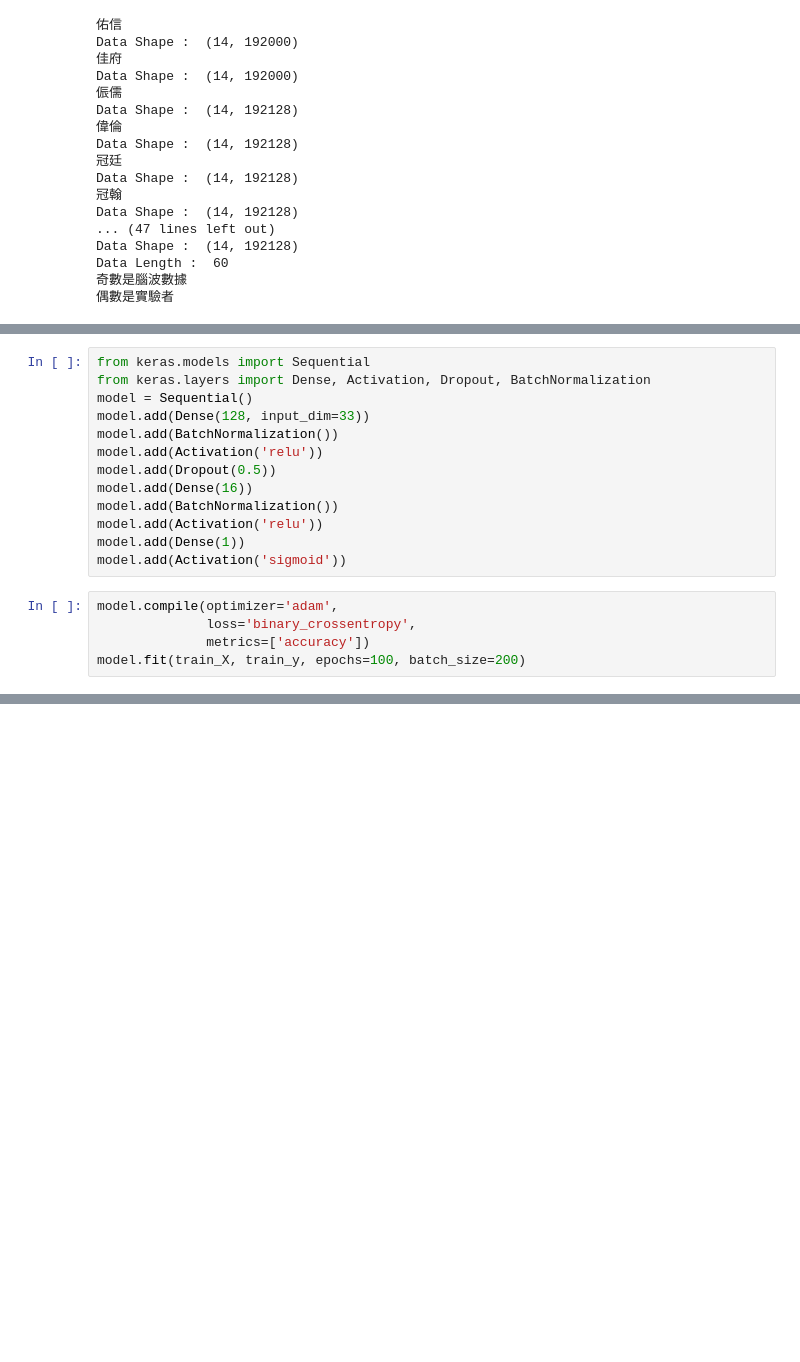
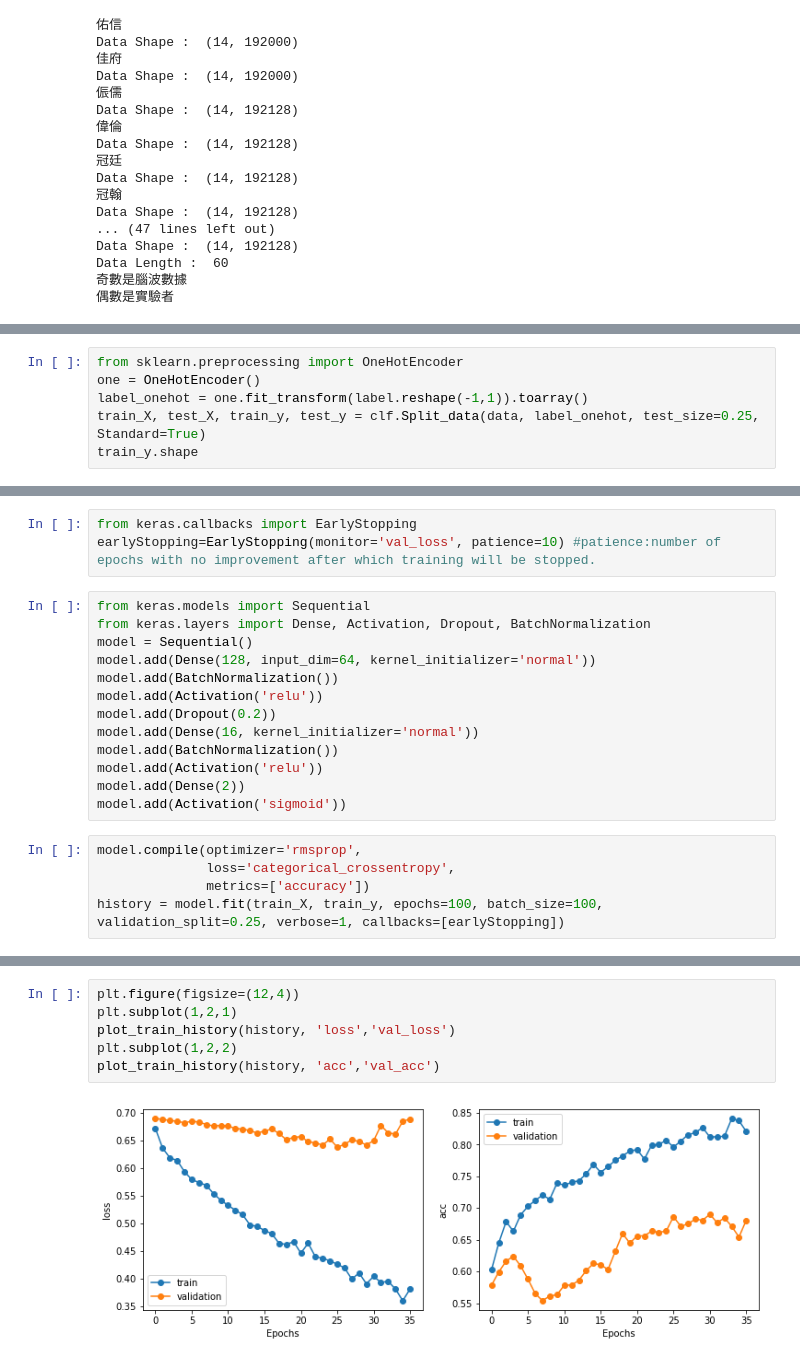
Before and after one commit to ZXPAY/EEG_Music_Classification, a Jupyter notebook: MusicEEGModel_Third.ipynb, the cells around one changed output, grey strips where cells are left out. Saved outputs shown, nothing was run; the diff lists cells and outputs as text; blank space fills up the shorter version.

```diff
--- a/MusicEEGModel_Third.ipynb
+++ b/MusicEEGModel_Third.ipynb
@@ -420,0 +515,6 @@ Report Okay !
+# %%
+from sklearn.preprocessing import OneHotEncoder
+one = OneHotEncoder()
+label_onehot = one.fit_transform(label.reshape(-1,1)).toarray()
+train_X, test_X, train_y, test_y = clf.Split_data(data, label_onehot, test_size=0.25, Standard=True)
+train_y.shape
@@ -421,19 +523,22 @@ Report Okay !
+# %%
+from keras.callbacks import EarlyStopping
+earlyStopping=EarlyStopping(monitor='val_loss', patience=10) #patience:number of epochs with no improvement after which training will be stopped.
 # %%
 from keras.models import Sequential
 from keras.layers import Dense, Activation, Dropout, BatchNormalization
 model = Sequential()
-model.add(Dense(128, input_dim=33))
+model.add(Dense(128, input_dim=64, kernel_initializer='normal'))
 model.add(BatchNormalization())
 model.add(Activation('relu'))
-model.add(Dropout(0.5))
-model.add(Dense(16))
+model.add(Dropout(0.2))
+model.add(Dense(16, kernel_initializer='normal'))
 model.add(BatchNormalization())
 model.add(Activation('relu'))
-model.add(Dense(1))
+model.add(Dense(2))
 model.add(Activation('sigmoid'))
 # %%
-model.compile(optimizer='adam',
-              loss='binary_crossentropy',
+model.compile(optimizer='rmsprop',
+              loss='categorical_crossentropy',
               metrics=['accuracy'])
-model.fit(train_X, train_y, epochs=100, batch_size=200)
+history = model.fit(train_X, train_y, epochs=100, batch_size=100, validation_split=0.25, verbose=1, callbacks=[earlyStopping])
 # %% [output]
@@ -464 +568,9 @@ score
+# %%
+plt.figure(figsize=(12,4))
+plt.subplot(1,2,1)
+plot_train_history(history, 'loss','val_loss')
+plt.subplot(1,2,2)
+plot_train_history(history, 'acc','val_acc')
+# %% [output]
+[figure, added]
 # %%
```
Also changed, not shown: parts of 18 cells of this notebook, 30 other files.
